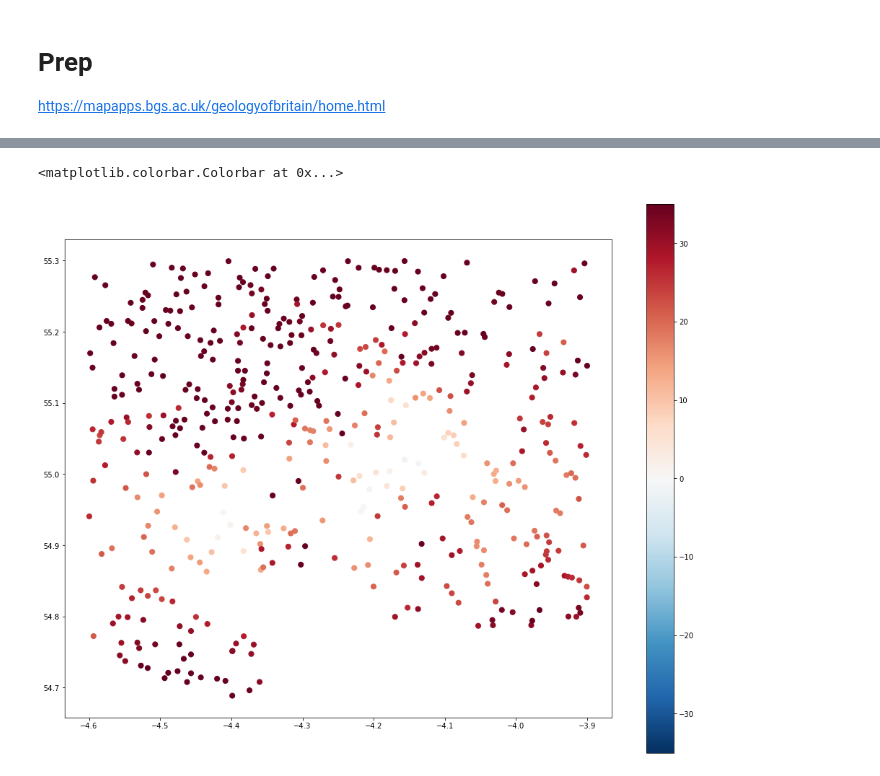
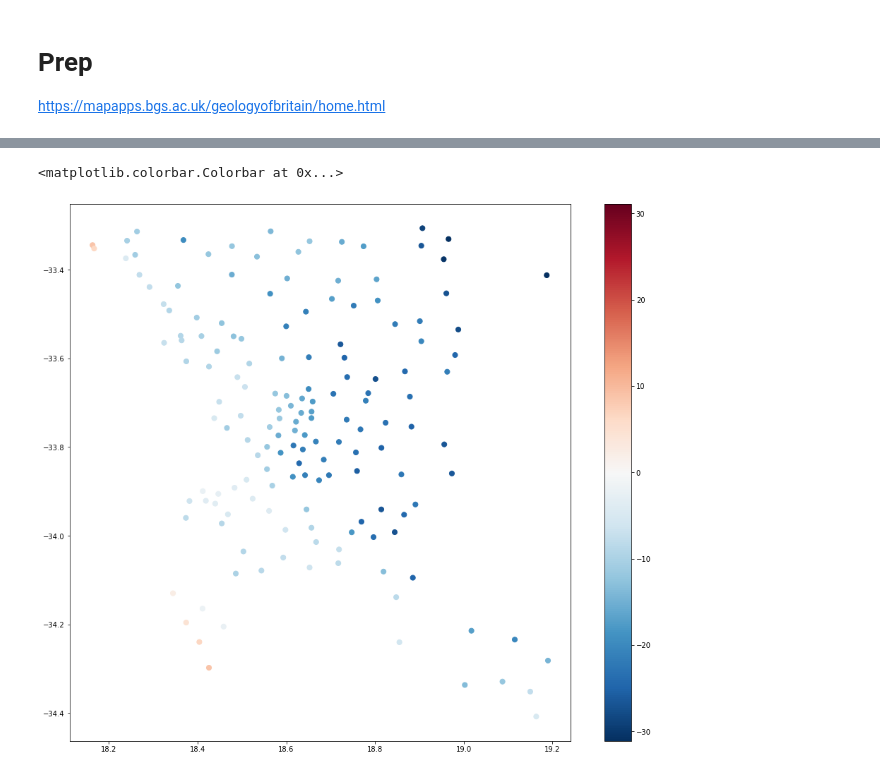
Before and after one commit to leouieda/gravity-processing, a Jupyter notebook: code/prepare-synthetic-data.ipynb, the cells around one changed output, grey strips where cells are left out. Drawn from its saved outputs; the diff is of its cells as text; code cells hidden in the pictures.

```diff
--- a/code/prepare-synthetic-data.ipynb
+++ b/code/prepare-synthetic-data.ipynb
@@ -45,0 +39,2 @@ Index(['SURVEY_AREA', 'STATION_ID', 'STATION_CODE', 'LATITUDE', 'LONGITUDE',
+# %%
+data["bouguer"] = data.gravity - bl.WGS84.normal_gravity(data.latitude, data.elevation) - hm.bouguer_correction(data.elevation)
@@ -54,5 +64,5 @@ plt.colorbar()
 # %%
-region = [-4.6, -3.9, 54.5, 55.3]
-survey = data[np.logical_and(vd.inside((data.LONGITUDE, data.LATITUDE), region), data.STATION_ELEV > 0)][::3]
+region = [18, 19.2, -35, -33.3]
+survey = data.loc[vd.inside((data.longitude, data.latitude), region) & (data.elevation < 300)].copy()
 survey.shape
 # %% [output]
@@ -60 +70,4 @@ survey.shape
+# %%
+trend = vd.Trend(degree=2).fit((survey.longitude, survey.latitude), survey.bouguer)
+survey["residual"] = survey.bouguer - trend.predict((survey.longitude, survey.latitude))
 # %%
@@ -68,2 +81,0 @@ plt.colorbar()
-# %%
-survey["disturbance"] = survey.OBSERVED_GRAV
@@ -77,12 +82,9 @@ root = hm.isostasy_airy(survey.STATION_ELEV, reference_depth=0)
 # %%
+scale = np.percentile(np.abs(survey.bouguer), 99)
 plt.figure(figsize=(17, 14))
-plt.scatter(
-    survey.LONGITUDE, survey.LATITUDE,
-    c=survey.BOUGUER_AN - 1e5*2*np.pi*hm.constants.GRAVITATIONAL_CONST*(2800 - 3300)*root,
-    s=50, vmin=-35, vmax=35, cmap="RdBu_r",
-)
+plt.scatter(survey.longitude, survey.latitude, c=survey.bouguer, s=50, vmin=-scale, vmax=scale, cmap="RdBu_r")
 plt.axis("scaled")
 plt.colorbar()
 # %% [output]
 <matplotlib.colorbar.Colorbar at 0x...>
-[figure, old version]
+[figure, new version]
```
Also changed, not shown: parts of 14 cells of this notebook.
